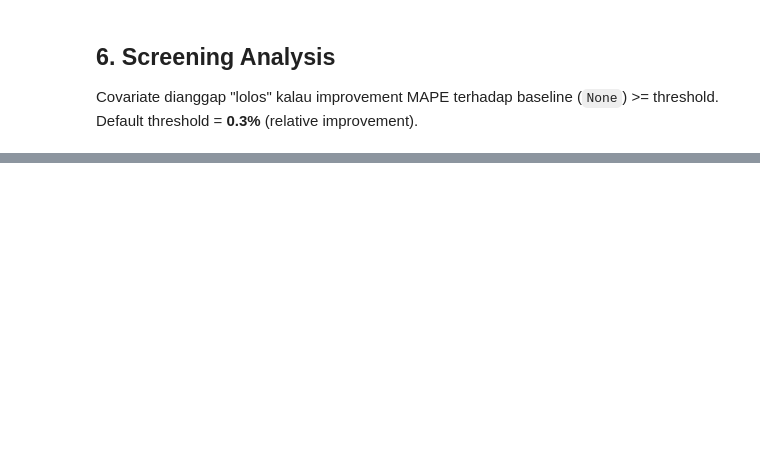
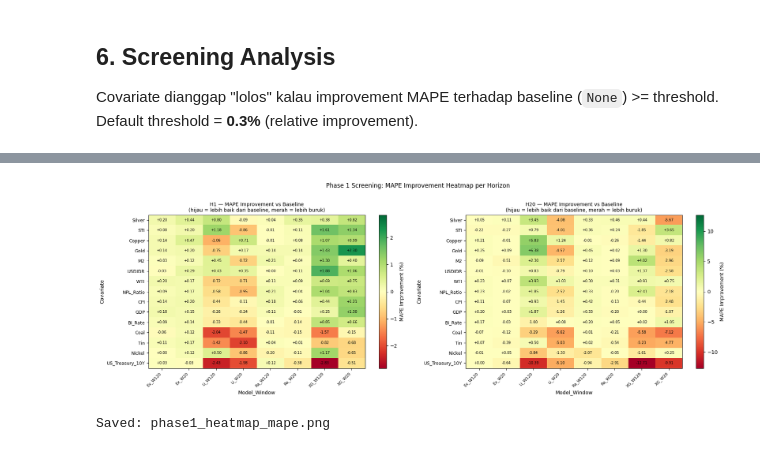
Before and after one commit to ravsssh/tesis-hakam, a Jupyter notebook: modelling/02_phase1_screening.ipynb, the cells around one changed output, grey strips where cells are left out. Saved outputs shown, nothing was run; the diff lists cells and outputs as text; code cells hidden in the pictures; blank space fills up the shorter version.

```diff
--- a/modelling/02_phase1_screening.ipynb
+++ b/modelling/02_phase1_screening.ipynb
@@ -491,0 +762,62 @@ Pass counts breakdown per Horizon:
+# %%
+import matplotlib.pyplot as plt
+import matplotlib.colors as mcolors
+
+fig, axes = plt.subplots(1, 2, figsize=(18, 6))
+
+COV_ORDER = (
+    ranking.index.tolist()
+)
+
+for ax, horizon in zip(axes, [1, 20]):
+    sub = df_enh[df_enh["Horizon"] == horizon].copy()
+
+    # Pivot: baris = covariate, kolom = Model_Window, nilai = MAPE_Impr_pct
+    sub["combo"] = sub["Model"].str[:2] + "_W" + sub["Window"].astype(str)
+    pivot = sub.pivot_table(index="Covariate", columns="combo", values="MAPE_Impr_pct")
+    pivot = pivot.reindex(COV_ORDER).dropna(how="all")
+
+    # Tambah kolom DA_Impr rata-rata
+    da_avg = sub.groupby("Covariate")["DA_Impr_pp"].mean().reindex(pivot.index)
+
+    # Heatmap MAPE improvement
+    vmax = max(abs(pivot.values[~np.isnan(pivot.values)]).max(), 0.5)
+    im = ax.imshow(
+        pivot.values, aspect="auto",
+        cmap="RdYlGn", vmin=-vmax, vmax=vmax
+    )
+    ax.set_xticks(range(len(pivot.columns)))
+    ax.set_xticklabels(pivot.columns, rotation=45, ha="right", fontsize=8)
+    ax.set_yticks(range(len(pivot.index)))
+    ax.set_yticklabels(pivot.index, fontsize=9)
+
+    # Anotasi nilai + tanda pass
+    for i in range(len(pivot.index)):
+        cov = pivot.index[i]
+        for j in range(len(pivot.columns)):
+            val = pivot.values[i, j]
+            if np.isnan(val):
+                continue
+            # Cek DA pass untuk covariate ini
+            da_val = da_avg.iloc[i]
+            txt = f"{val:+.2f}"
+            color = "black"
+            ax.text(j, i, txt, ha="center", va="center", fontsize=7, color=color)
+
+    plt.colorbar(im, ax=ax, label="MAPE Improvement (%)")
+    ax.set_title(
+        f"H{horizon} — MAPE Improvement vs Baseline\n"
+        f"(hijau = lebih baik dari baseline, merah = lebih buruk)",
+        fontsize=10
+    )
+    ax.set_xlabel("Model_Window")
+    ax.set_ylabel("Covariate")
+
+plt.suptitle("Phase 1 Screening: MAPE Improvement Heatmap per Horizon", fontsize=12, y=1.01)
+plt.tight_layout()
+plt.savefig("phase1_heatmap_mape.png", dpi=120, bbox_inches="tight")
+plt.show()
+print("Saved: phase1_heatmap_mape.png")
+# %% [output]
+[figure, added]
+Saved: phase1_heatmap_mape.png
```
Also changed, not shown: parts of 16 cells of this notebook, 38 other files.
